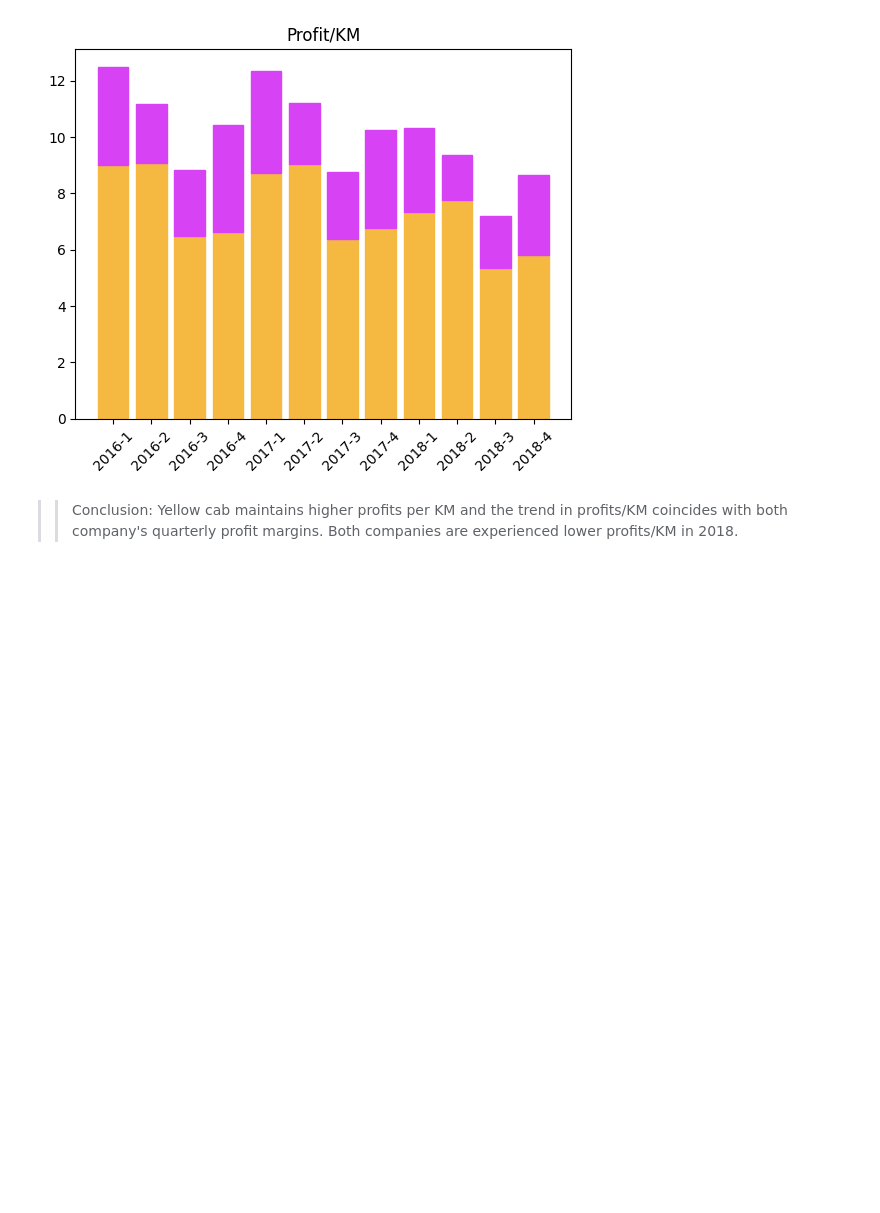
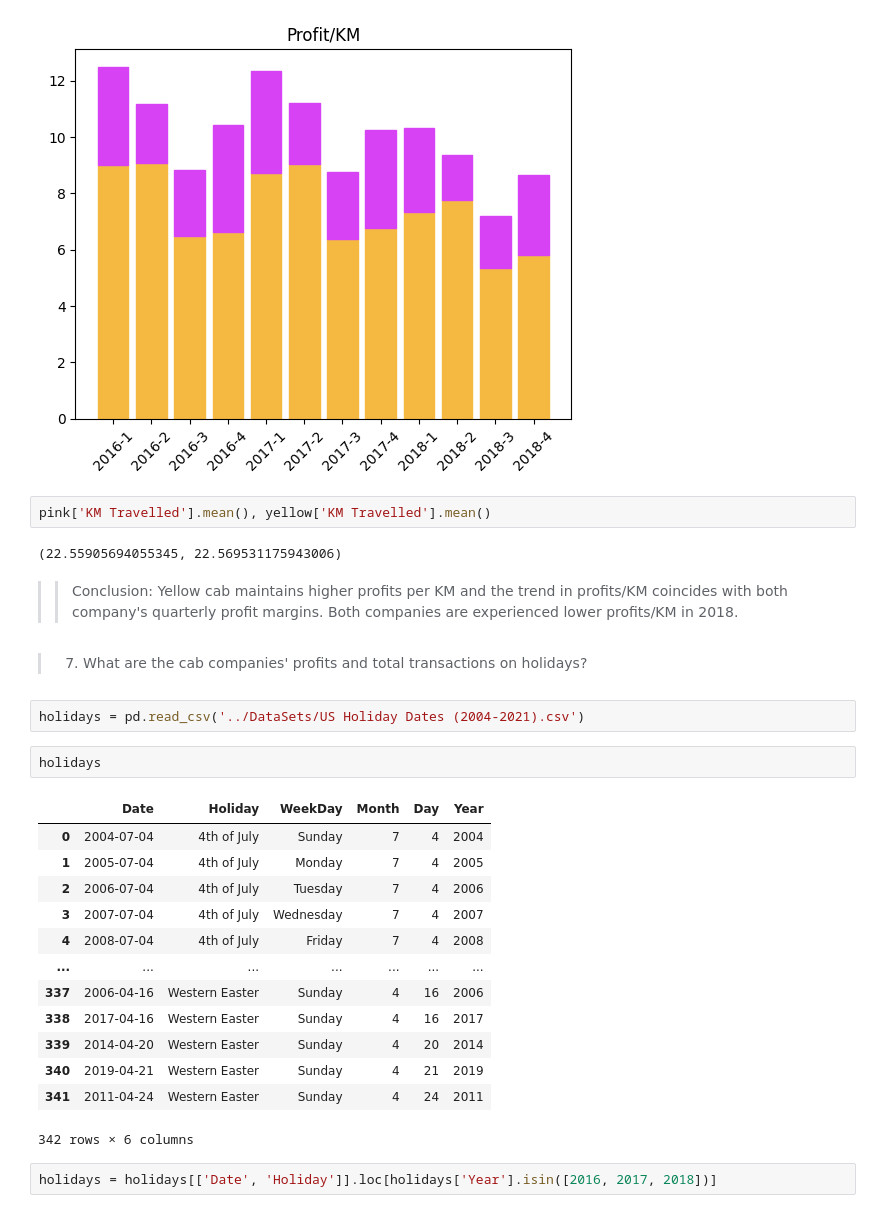
Before and after one commit to nureinumeya1999/Cab-Investment, a Jupyter notebook: src/EDA.ipynb, the cells around one changed output. Cells and saved outputs as stored; diff of their text form; blank space fills up the shorter version.

```diff
--- a/src/EDA.ipynb
+++ b/src/EDA.ipynb
@@ -699,5 +699,31 @@ plt.title('Profit/KM')
 plt.show()
 # %% [output]
 [figure]
+# %%
+pink['KM Travelled'].mean(), yellow['KM Travelled'].mean()
+# %% [output]
+(22.55905694055345, 22.569531175943006)
 # %% [markdown]
 >> Conclusion: Yellow cab maintains higher profits per KM and the trend in profits/KM coincides with both company's quarterly profit margins. Both companies are experienced lower profits/KM in 2018.
+# %% [markdown]
+> 7. What are the cab companies' profits and total transactions on holidays?
+# %%
+holidays = pd.read_csv('../DataSets/US Holiday Dates (2004-2021).csv')
+# %%
+holidays
+# %% [output]
+|  | Date | Holiday | WeekDay | Month | Day | Year |
+| 0 | 2004-07-04 | 4th of July | Sunday | 7 | 4 | 2004 |
+| 1 | 2005-07-04 | 4th of July | Monday | 7 | 4 | 2005 |
+| 2 | 2006-07-04 | 4th of July | Tuesday | 7 | 4 | 2006 |
+| 3 | 2007-07-04 | 4th of July | Wednesday | 7 | 4 | 2007 |
+| 4 | 2008-07-04 | 4th of July | Friday | 7 | 4 | 2008 |
+| ... | ... | ... | ... | ... | ... | ... |
+| 337 | 2006-04-16 | Western Easter | Sunday | 4 | 16 | 2006 |
+| 338 | 2017-04-16 | Western Easter | Sunday | 4 | 16 | 2017 |
+| 339 | 2014-04-20 | Western Easter | Sunday | 4 | 20 | 2014 |
+| 340 | 2019-04-21 | Western Easter | Sunday | 4 | 21 | 2019 |
+| 341 | 2011-04-24 | Western Easter | Sunday | 4 | 24 | 2011 |
+342 rows × 6 columns
+# %%
+holidays = holidays[['Date', 'Holiday']].loc[holidays['Year'].isin([2016, 2017, 2018])]
```
Also changed, not shown: parts of 3 cells of this notebook.
